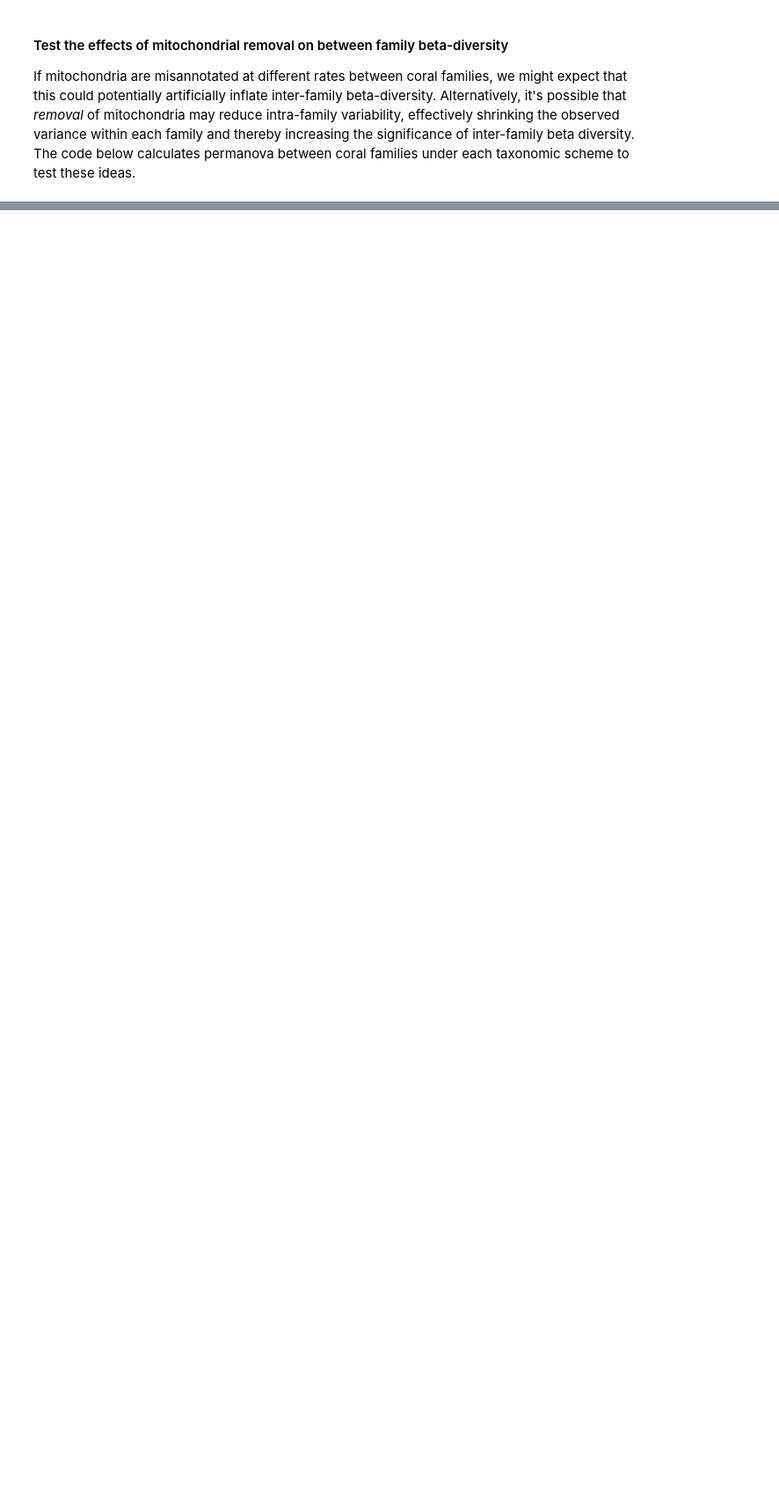
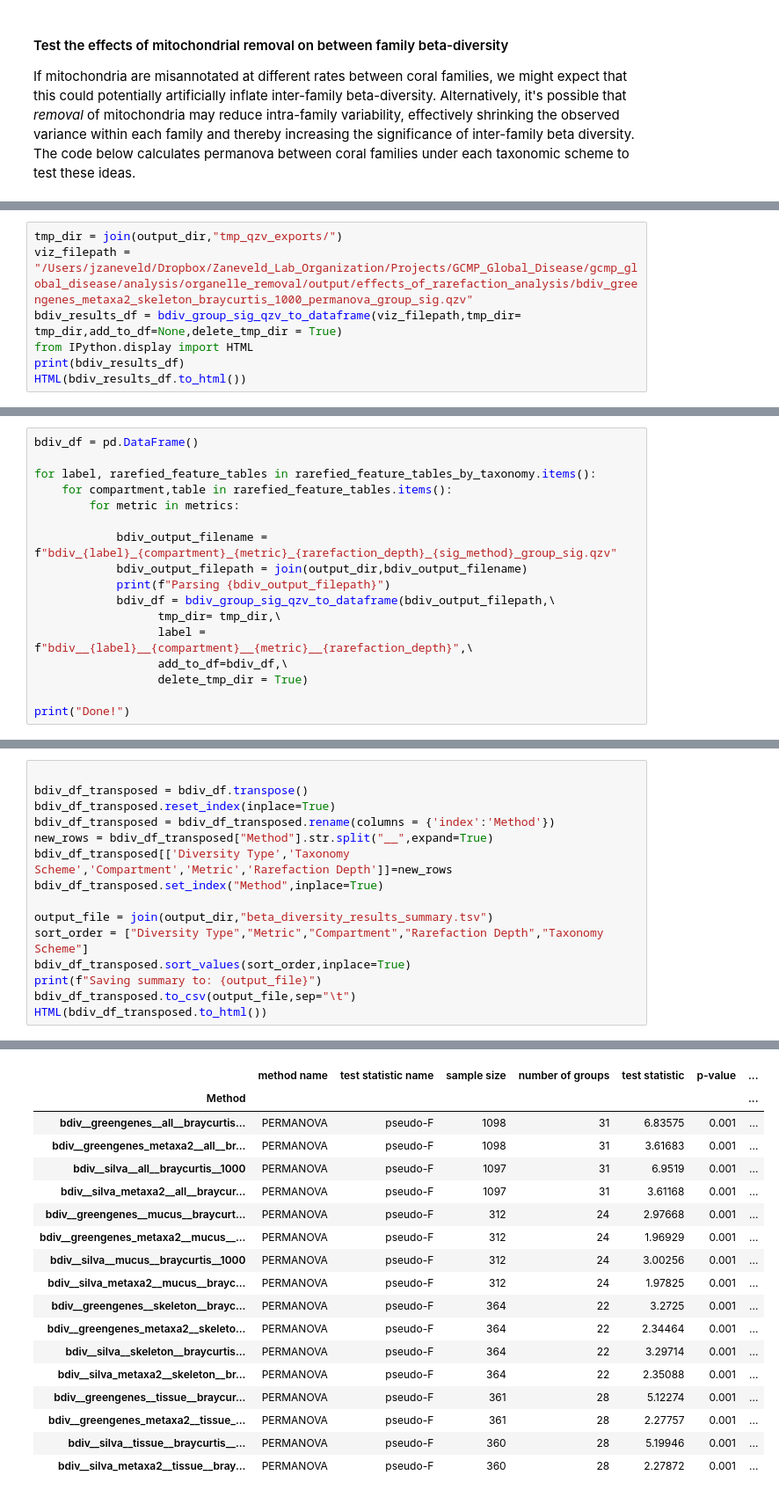
Before and after one commit to zaneveld/GCMP_Global_Disease, a Jupyter notebook: analysis/organelle_removal/procedure/effects_of_rarefaction.ipynb, the cells around one changed output, grey strips where cells are left out. Shown at 88% size. Drawn from its saved outputs; the diff is of its cells as text; blank space fills up the shorter version.

Commit message:
Added output .qzv file parsing and summary

```diff
--- a/analysis/organelle_removal/procedure/effects_of_rarefaction.ipynb
+++ b/analysis/organelle_removal/procedure/effects_of_rarefaction.ipynb
@@ -435,0 +556,7 @@ Saving significance results to:/Users/jzaneveld/Dropbox/Zaneveld_Lab_Organizatio
+# %%
+tmp_dir = join(output_dir,"tmp_qzv_exports/")
+viz_filepath = "/Users/jzaneveld/Dropbox/Zaneveld_Lab_Organization/Projects/GCMP_Global_Disease/gcmp_global_disease/analysis/organelle_removal/output/effects_of_rarefaction_analysis/bdiv_greengenes_metaxa2_skeleton_braycurtis_1000_permanova_group_sig.qzv"
+bdiv_results_df = bdiv_group_sig_qzv_to_dataframe(viz_filepath,tmp_dir= tmp_dir,add_to_df=None,delete_tmp_dir = True)
+from IPython.display import HTML
+print(bdiv_results_df)
+HTML(bdiv_results_df.to_html())
@@ -435,0 +583,17 @@ Saving significance results to:/Users/jzaneveld/Dropbox/Zaneveld_Lab_Organizatio
+# %%
+bdiv_df = pd.DataFrame()
+
+for label, rarefied_feature_tables in rarefied_feature_tables_by_taxonomy.items():
+    for compartment,table in rarefied_feature_tables.items():
+        for metric in metrics:
+
+            bdiv_output_filename = f"bdiv_{label}_{compartment}_{metric}_{rarefaction_depth}_{sig_method}_group_sig.qzv"
+            bdiv_output_filepath = join(output_dir,bdiv_output_filename)
+            print(f"Parsing {bdiv_output_filepath}")
+            bdiv_df = bdiv_group_sig_qzv_to_dataframe(bdiv_output_filepath,\
+                  tmp_dir= tmp_dir,\
+                  label = f"bdiv__{label}__{compartment}__{metric}__{rarefaction_depth}",\
+                  add_to_df=bdiv_df,\
+                  delete_tmp_dir = True)
+
+print("Done!")
@@ -435,0 +618,16 @@ Saving significance results to:/Users/jzaneveld/Dropbox/Zaneveld_Lab_Organizatio
+# %%
+
+bdiv_df_transposed = bdiv_df.transpose()
+bdiv_df_transposed.reset_index(inplace=True)
+bdiv_df_transposed = bdiv_df_transposed.rename(columns = {'index':'Method'})
+new_rows = bdiv_df_transposed["Method"].str.split("__",expand=True)
+bdiv_df_transposed[['Diversity Type','Taxonomy Scheme','Compartment','Metric','Rarefaction Depth']]=new_rows
+bdiv_df_transposed.set_index("Method",inplace=True)
+
+output_file = join(output_dir,"beta_diversity_results_summary.tsv")
+sort_order = ["Diversity Type","Metric","Compartment","Rarefaction Depth","Taxonomy Scheme"]
+bdiv_df_transposed.sort_values(sort_order,inplace=True)
+print(f"Saving summary to: {output_file}")
+bdiv_df_transposed.to_csv(output_file,sep="\t")
+HTML(bdiv_df_transposed.to_html())
+# %% [output]
@@ -435,0 +635,18 @@ Saving significance results to:/Users/jzaneveld/Dropbox/Zaneveld_Lab_Organizatio
+|  | method name | test statistic name | sample size | number of groups | test statistic | p-value | ... |
+| Method |  |  |  |  |  |  | ... |
+| bdiv__greengenes__all__braycurtis... | PERMANOVA | pseudo-F | 1098 | 31 | 6.83575 | 0.001 | ... |
+| bdiv__greengenes_metaxa2__all__br... | PERMANOVA | pseudo-F | 1098 | 31 | 3.61683 | 0.001 | ... |
+| bdiv__silva__all__braycurtis__1000 | PERMANOVA | pseudo-F | 1097 | 31 | 6.9519 | 0.001 | ... |
+| bdiv__silva_metaxa2__all__braycur... | PERMANOVA | pseudo-F | 1097 | 31 | 3.61168 | 0.001 | ... |
+| bdiv__greengenes__mucus__braycurt... | PERMANOVA | pseudo-F | 312 | 24 | 2.97668 | 0.001 | ... |
+| bdiv__greengenes_metaxa2__mucus__... | PERMANOVA | pseudo-F | 312 | 24 | 1.96929 | 0.001 | ... |
+| bdiv__silva__mucus__braycurtis__1000 | PERMANOVA | pseudo-F | 312 | 24 | 3.00256 | 0.001 | ... |
+| bdiv__silva_metaxa2__mucus__brayc... | PERMANOVA | pseudo-F | 312 | 24 | 1.97825 | 0.001 | ... |
+| bdiv__greengenes__skeleton__brayc... | PERMANOVA | pseudo-F | 364 | 22 | 3.2725 | 0.001 | ... |
+| bdiv__greengenes_metaxa2__skeleto... | PERMANOVA | pseudo-F | 364 | 22 | 2.34464 | 0.001 | ... |
+| bdiv__silva__skeleton__braycurtis... | PERMANOVA | pseudo-F | 364 | 22 | 3.29714 | 0.001 | ... |
+| bdiv__silva_metaxa2__skeleton__br... | PERMANOVA | pseudo-F | 364 | 22 | 2.35088 | 0.001 | ... |
+| bdiv__greengenes__tissue__braycur... | PERMANOVA | pseudo-F | 361 | 28 | 5.12274 | 0.001 | ... |
+| bdiv__greengenes_metaxa2__tissue_... | PERMANOVA | pseudo-F | 361 | 28 | 2.27757 | 0.001 | ... |
+| bdiv__silva__tissue__braycurtis__... | PERMANOVA | pseudo-F | 360 | 28 | 5.19946 | 0.001 | ... |
+| bdiv__silva_metaxa2__tissue__bray... | PERMANOVA | pseudo-F | 360 | 28 | 2.27872 | 0.001 | ... |
```
Also changed, not shown: parts of 13 cells of this notebook.
